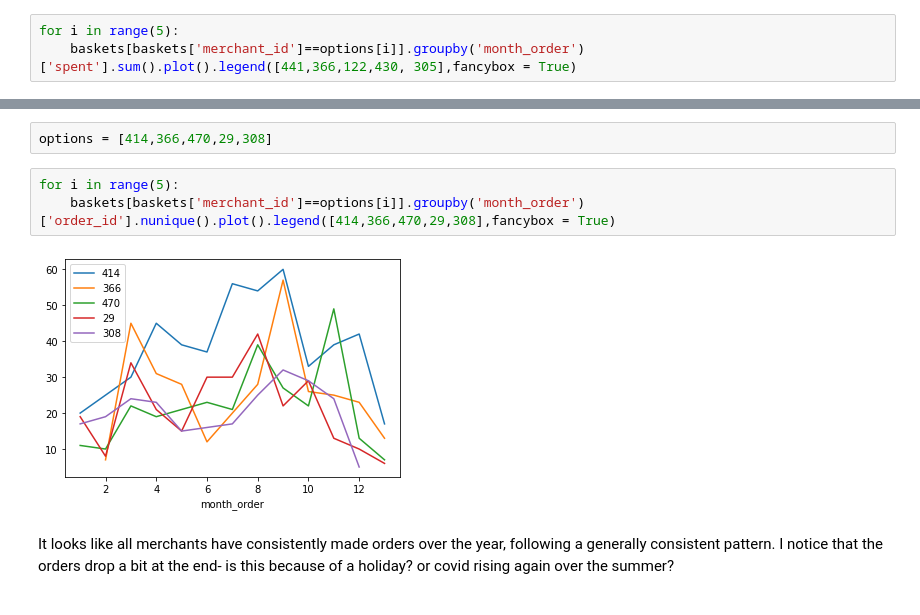
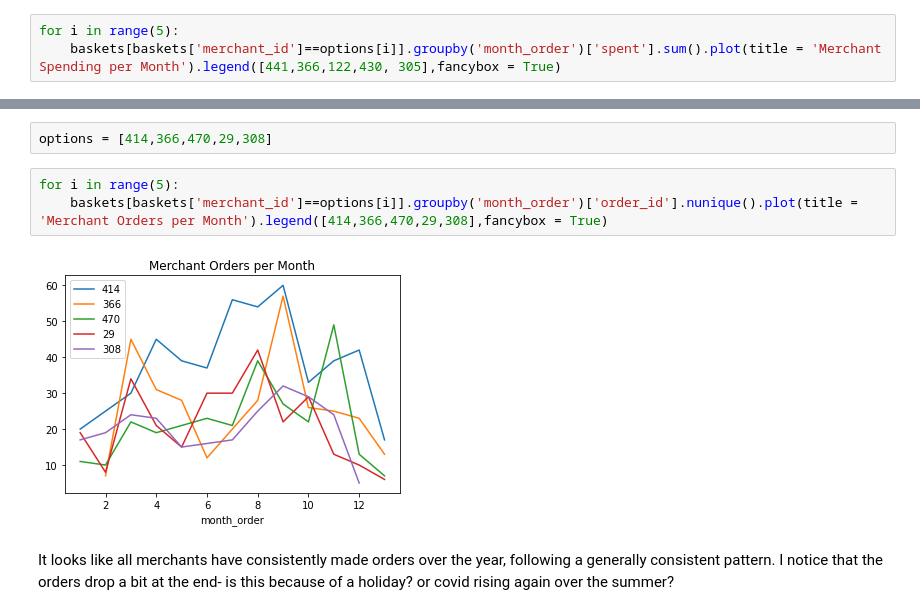
Before and after one commit to graceflitsch/DataScience, a Jupyter notebook: GNB3.ipynb, the cells around one changed output, grey strips where cells are left out. Saved outputs shown, nothing was run; the diff lists cells and outputs as text.

```diff
--- a/GNB3.ipynb
+++ b/GNB3.ipynb
@@ -96,5 +96,5 @@ Created options to parse through top 5 spenders
 options = [441,366,122,430, 305]
 # %%
 for i in range(5):
-    baskets[baskets['merchant_id']==options[i]].groupby('month_order')['spent'].sum().plot().legend([441,366,122,430, 305],fancybox = True)
+    baskets[baskets['merchant_id']==options[i]].groupby('month_order')['spent'].sum().plot(title = 'Merchant Spending per Month').legend([441,366,122,430, 305],fancybox = True)
 # %% [output]
@@ -215,9 +215,9 @@ Let's look at their order habits over time.
 options = [414,366,470,29,308]
 # %%
 for i in range(5):
-    baskets[baskets['merchant_id']==options[i]].groupby('month_order')['order_id'].nunique().plot().legend([414,366,470,29,308],fancybox = True)
+    baskets[baskets['merchant_id']==options[i]].groupby('month_order')['order_id'].nunique().plot(title = 'Merchant Orders per Month').legend([414,366,470,29,308],fancybox = True)
 # %% [output]
-[figure, old version]
+[figure, new version]
 # %% [markdown]
 It looks like all merchants have consistently made orders over the year, following a generally consistent pattern. I notice that the orders drop a bit at the end- is this because of a holiday? or covid rising again over the summer?
 # %% [markdown]
```
Also changed, not shown: parts of 17 cells of this notebook.
